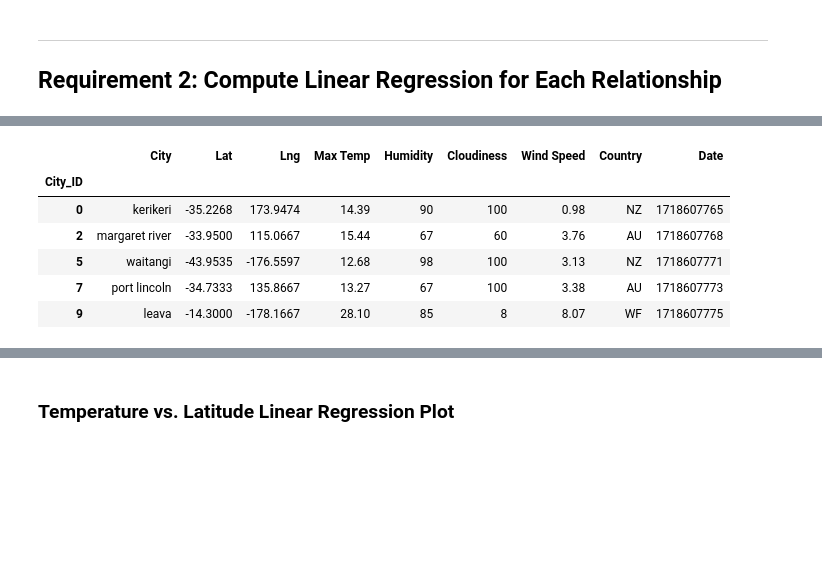
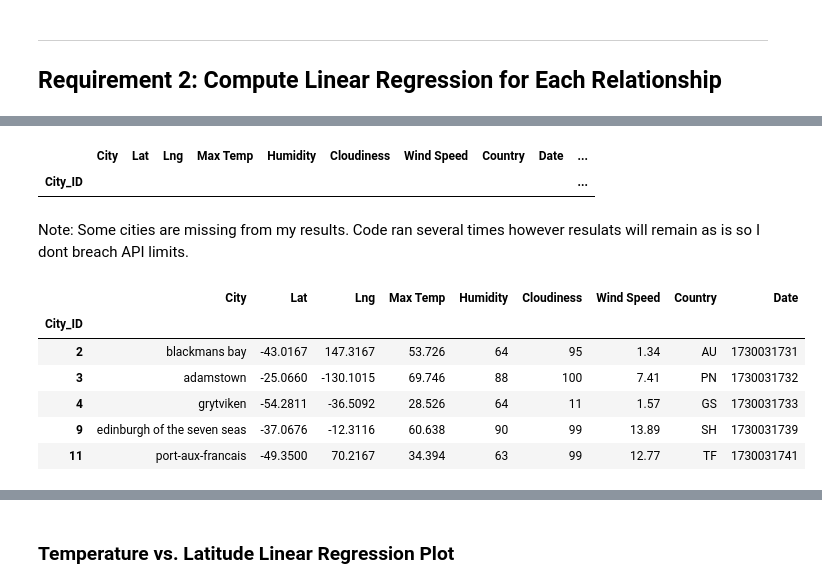
Before and after one commit to riosrose/python-api-challenge, a Jupyter notebook: WeatherPy/WeatherPy.ipynb, the cells around one changed output, grey strips where cells are left out. Saved outputs shown, nothing was run; the diff lists cells and outputs as text; code cells hidden in the pictures; blank space fills up the shorter version.

```diff
--- a/WeatherPy/WeatherPy.ipynb
+++ b/WeatherPy/WeatherPy.ipynb
@@ -256,0 +311,18 @@ plt.show()
+# %%
+# Convert wind speed from mph to m/s (multiply by 0.447)
+city_data_df['Wind Speed_m/s'] = city_data_df['Wind Speed'] * 0.447
+
+# Build the scatter plots for latitude vs. wind speed
+plt.scatter(city_data_df['Lat'], city_data_df['Wind Speed_m/s'], edgecolor="black", linewidths=1, marker="o")
+
+# Add labels and title
+plt.title("City Latitude vs. Wind Speed (m/s) 2024-10-27")
+plt.xlabel("Latitude")
+plt.ylabel("Wind Speed (m/s)")
+plt.grid(True)
+
+# Save the figure
+plt.savefig("output_data/Fig4.png")
+
+# Show plot
+plt.show()
@@ -278,14 +383,26 @@ northern_hemi_df.head()
+# %%
+# Validate cities are present from started code result
+
+filtered_df = northern_hemi_df[northern_hemi_df['City'].isin(['ginir', 'bam', 'marrakesh', 'machico'])]
+
+# Display the filtered DataFrame
+filtered_df
+# %% [output]
+|  | City | Lat | Lng | Max Temp | Humidity | Cloudiness | Wind Speed | Country | Date | ... |
+| City_ID |  |  |  |  |  |  |  |  |  | ... |
+# %% [markdown]
+Note: Some cities are missing from my results.  Code ran several times however resulats will remain as is so I dont breach API limits.
 # %%
 # Create a DataFrame with the Southern Hemisphere data (Latitude < 0)
-# YOUR CODE HERE
+southern_hemi_df = city_data_df[city_data_df['Lat'] < 0]
 
 # Display sample data
 southern_hemi_df.head()
 # %% [output]
 |  | City | Lat | Lng | Max Temp | Humidity | Cloudiness | Wind Speed | Country | Date |
 | City_ID |  |  |  |  |  |  |  |  |  |
-| 0 | kerikeri | -35.2268 | 173.9474 | 14.39 | 90 | 100 | 0.98 | NZ | 1718607765 |
-| 2 | margaret river | -33.9500 | 115.0667 | 15.44 | 67 | 60 | 3.76 | AU | 1718607768 |
-| 5 | waitangi | -43.9535 | -176.5597 | 12.68 | 98 | 100 | 3.13 | NZ | 1718607771 |
-| 7 | port lincoln | -34.7333 | 135.8667 | 13.27 | 67 | 100 | 3.38 | AU | 1718607773 |
-| 9 | leava | -14.3000 | -178.1667 | 28.10 | 85 | 8 | 8.07 | WF | 1718607775 |
+| 2 | blackmans bay | -43.0167 | 147.3167 | 53.726 | 64 | 95 | 1.34 | AU | 1730031731 |
+| 3 | adamstown | -25.0660 | -130.1015 | 69.746 | 88 | 100 | 7.41 | PN | 1730031732 |
+| 4 | grytviken | -54.2811 | -36.5092 | 28.526 | 64 | 11 | 1.57 | GS | 1730031733 |
+| 9 | edinburgh of the seven seas | -37.0676 | -12.3116 | 60.638 | 90 | 99 | 13.89 | SH | 1730031739 |
+| 11 | port-aux-francais | -49.3500 | 70.2167 | 34.394 | 63 | 99 | 12.77 | TF | 1730031741 |
```
Also changed, not shown: parts of 44 cells of this notebook, 5 other files.
